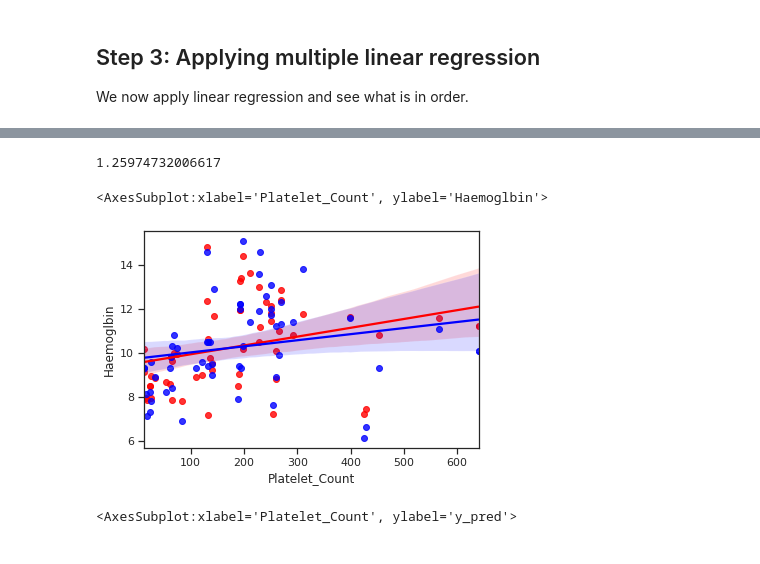
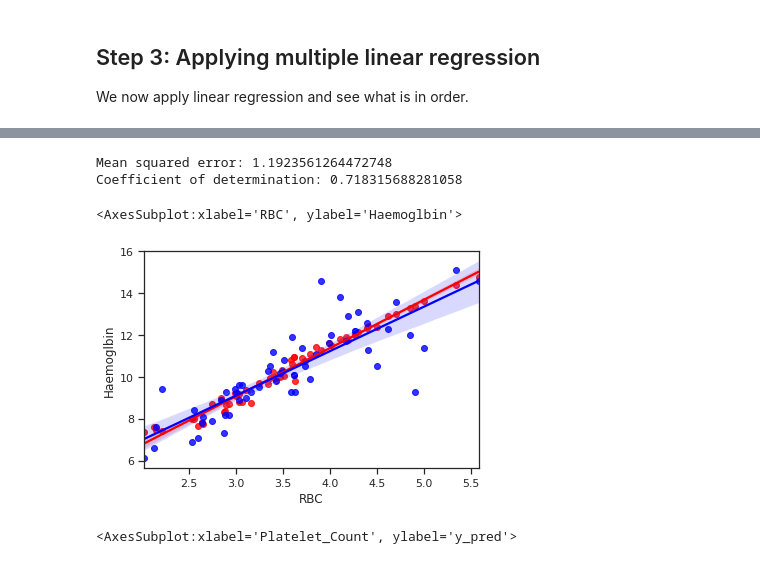
Before and after one commit to nadzhou/nust-ml, a Jupyter notebook: multi_linear_cancer.ipynb, the cells around one changed output, grey strips where cells are left out. Drawn from its saved outputs; the diff is of its cells as text; code cells hidden in the pictures.

```diff
--- a/multi_linear_cancer.ipynb
+++ b/multi_linear_cancer.ipynb
@@ -43,7 +40,7 @@ def choose_linear_columns(cancer_data):
     linear_columns = ["RBC", "Haemoglbin", "Platelet_Count", "SUBTYPES.Bin"]
     return cancer_data[linear_columns]
 # %%
-cancer_data = load_data("/home/nadzhou/Downloads/cancer_data.csv")
+cancer_data = load_data("cancer_data.csv")
 cancer_data['Gender'] = encode_data(cancer_data, "Gender")
 cancer_data['SUBTYPES.Bin_encoded'] = encode_data(cancer_data, "SUBTYPES.Bin")
 
@@ -91,3 +99,7 @@ plt.show()
 # %% [markdown]
 ## Step 3: Applying multiple linear regression
 We now apply linear regression and see what is in order.
+# %%
+linear_cancer_data.Platelet_Count = np.log(linear_cancer_data.Platelet_Count)
+
+sns.pairplot(linear_cancer_data, hue="SUBTYPES.Bin")
@@ -99,32 +132,35 @@ def apply_linear_regr(x_train, y_train):
     linear_regr = LinearRegression()
     return linear_regr.fit(x_train, y_train)
 # %%
-from sklearn.model_selection import train_test_split
-
 predictors = ["RBC", "Platelet_Count"]
 outcome = "Haemoglbin"
 
 x_train = linear_cancer_data[predictors]
 y_train = linear_cancer_data[outcome]
 
 x_train, x_test, y_train, y_test = train_test_split(x_train, y_train, test_size=0.2, random_state=42)
 
 multi_linear_model = apply_linear_regr(x_train, y_train)
 
 multi_linear_model.intercept_
 
 from sklearn.metrics import mean_squared_error
+from sklearn.metrics import accuracy_score
 
 y_pred = multi_linear_model.predict(x_test)
-print(mean_squared_error(y_test, y_pred))
+mse = mean_squared_error(y_test, y_pred)
+r_squared = r2_score(y_test, y_pred)
 
+print(f"Mean squared error: {mse}")
+print(f"Coefficient of determination: {r_squared}")
 
-sns.regplot(x_test.Platelet_Count, y_pred, color="red")
-sns.regplot(x_test.Platelet_Count, y_test, color="blue")
+sns.regplot(x_test.RBC, y_pred, color="red")
+sns.regplot(x_test.RBC, y_test, color="blue")
 # %% [output]
-1.25974732006617
+Mean squared error: 1.1923561264472748
+Coefficient of determination: 0.718315688281058
-<AxesSubplot:xlabel='Platelet_Count', ylabel='Haemoglbin'>
+<AxesSubplot:xlabel='RBC', ylabel='Haemoglbin'>
-[figure, old version]
+[figure, new version]
 # %%
 new_regr_data = x_test
 
```
Also changed, not shown: parts of 6 cells of this notebook, 2 other files.
